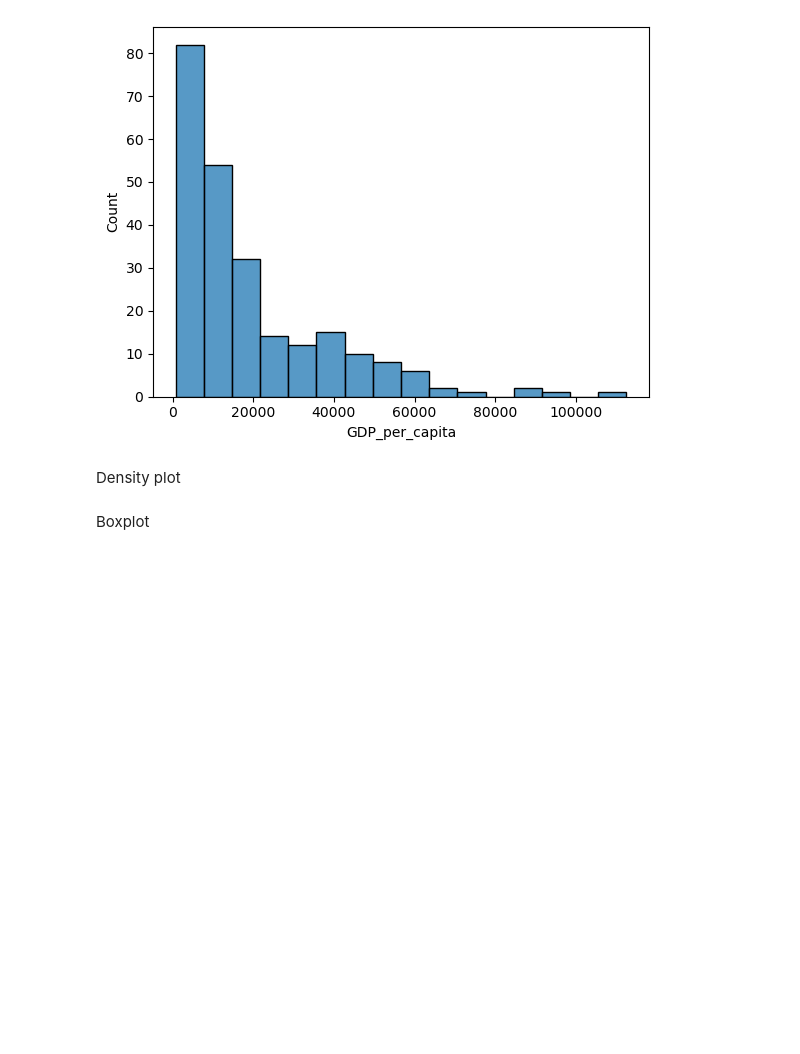
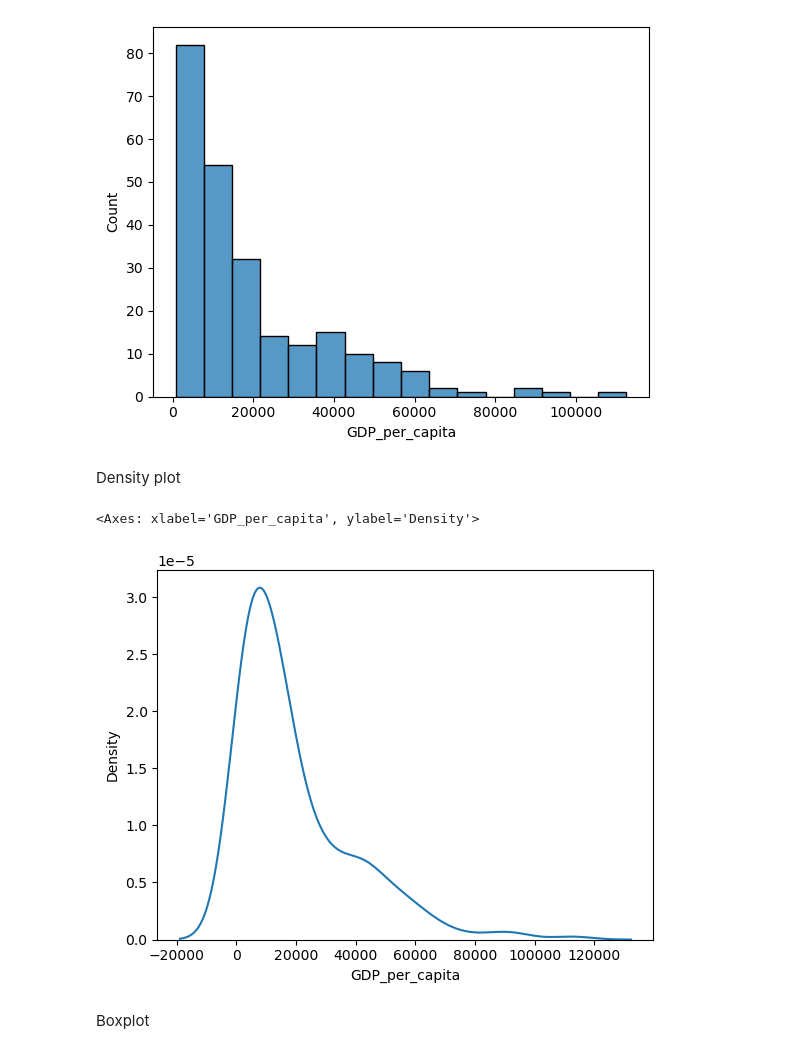
Before and after one commit to NSS-Full-Time-Data-Analytics-11/un-project-JillZimmer, a Jupyter notebook: notebooks/un_project_notebook.ipynb, the cells around one changed output. Cells and saved outputs as stored; diff of their text form; code cells hidden in the pictures; blank space fills up the shorter version.

```diff
--- a/notebooks/un_project_notebook.ipynb
+++ b/notebooks/un_project_notebook.ipynb
@@ -239,5 +248,10 @@ sns.histplot(data=gdp2020, x = 'GDP_per_capita')
 [figure]
 # %% [markdown]
 Density plot
+# %%
+sns.kdeplot(gdp2020['GDP_per_capita'])
+# %% [output]
+<Axes: xlabel='GDP_per_capita', ylabel='Density'>
+[figure, added]
 # %% [markdown]
 Boxplot
```
Also changed, not shown: parts of 54 cells of this notebook.
